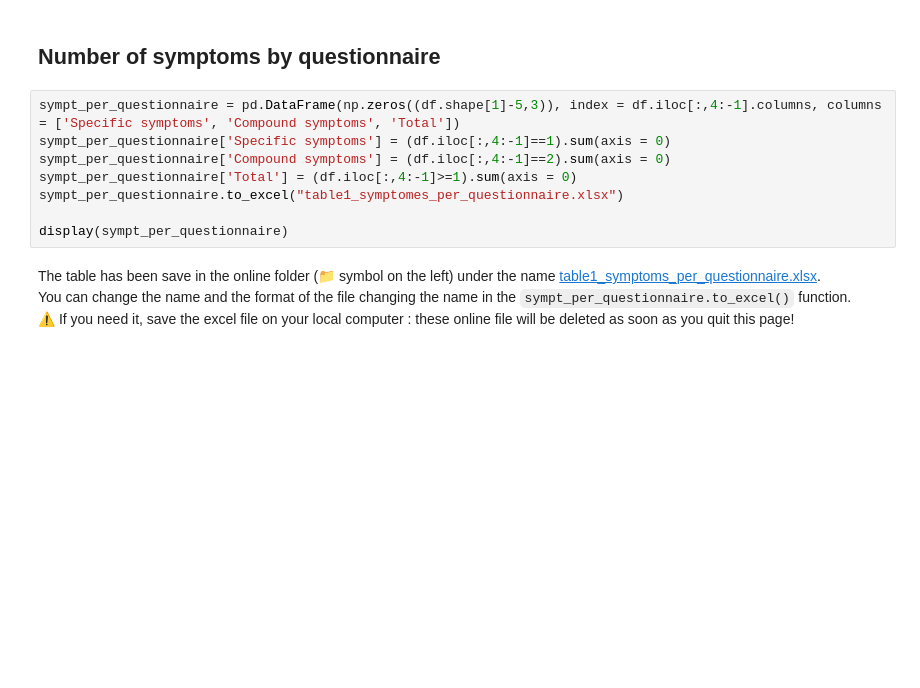
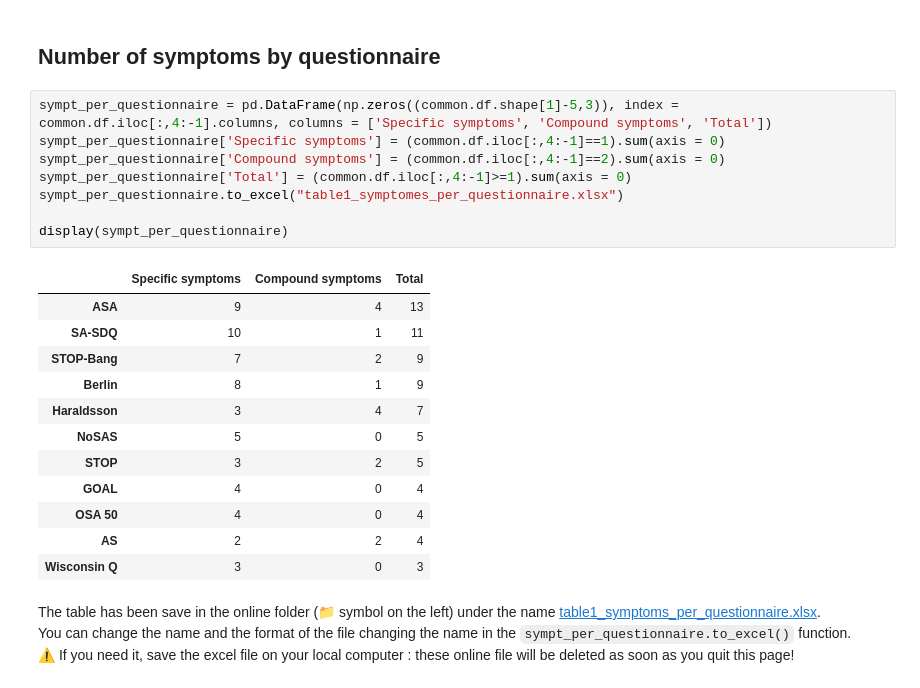
Before and after one commit to vvercasson/pdp_project, a Jupyter notebook: jupyter_notebook_generic_content_analysis.ipynb, the cells around one changed output. Saved outputs shown, nothing was run; the diff lists cells and outputs as text; blank space fills up the shorter version.

```diff
--- a/jupyter_notebook_generic_content_analysis.ipynb
+++ b/jupyter_notebook_generic_content_analysis.ipynb
@@ -121,13 +121,26 @@ HistogramUI(layout=Layout(grid_gap='20px'))
 # %% [markdown]
 ## Number of symptoms by questionnaire
 # %%
-sympt_per_questionnaire = pd.DataFrame(np.zeros((df.shape[1]-5,3)), index = df.iloc[:,4:-1].columns, columns = ['Specific symptoms', 'Compound symptoms', 'Total'])
-sympt_per_questionnaire['Specific symptoms'] = (df.iloc[:,4:-1]==1).sum(axis = 0)
-sympt_per_questionnaire['Compound symptoms'] = (df.iloc[:,4:-1]==2).sum(axis = 0)
-sympt_per_questionnaire['Total'] = (df.iloc[:,4:-1]>=1).sum(axis = 0)
+sympt_per_questionnaire = pd.DataFrame(np.zeros((common.df.shape[1]-5,3)), index = common.df.iloc[:,4:-1].columns, columns = ['Specific symptoms', 'Compound symptoms', 'Total'])
+sympt_per_questionnaire['Specific symptoms'] = (common.df.iloc[:,4:-1]==1).sum(axis = 0)
+sympt_per_questionnaire['Compound symptoms'] = (common.df.iloc[:,4:-1]==2).sum(axis = 0)
+sympt_per_questionnaire['Total'] = (common.df.iloc[:,4:-1]>=1).sum(axis = 0)
 sympt_per_questionnaire.to_excel("table1_symptomes_per_questionnaire.xlsx")
 
 display(sympt_per_questionnaire)
+# %% [output]
+|  | Specific symptoms | Compound symptoms | Total |
+| ASA | 9 | 4 | 13 |
+| SA-SDQ | 10 | 1 | 11 |
+| STOP-Bang | 7 | 2 | 9 |
+| Berlin | 8 | 1 | 9 |
+| Haraldsson | 3 | 4 | 7 |
+| NoSAS | 5 | 0 | 5 |
+| STOP | 3 | 2 | 5 |
+| GOAL | 4 | 0 | 4 |
+| OSA 50 | 4 | 0 | 4 |
+| AS | 2 | 2 | 4 |
+| Wisconsin Q | 3 | 0 | 3 |
 # %% [markdown]
 The table has been save in the online folder (📁 symbol on the left) under the name [table1_symptoms_per_questionnaire.xlsx](./table1_symptoms_per_questionnaire.xlsx). <br>You can change the name and the format of the file changing the name in the `sympt_per_questionnaire.to_excel()` function.
 <br>⚠️ If you need it, save the excel file on your local computer : these online file will be deleted as soon as you quit this page!
```
Also changed, not shown: parts of 12 cells of this notebook, 1 other file.
